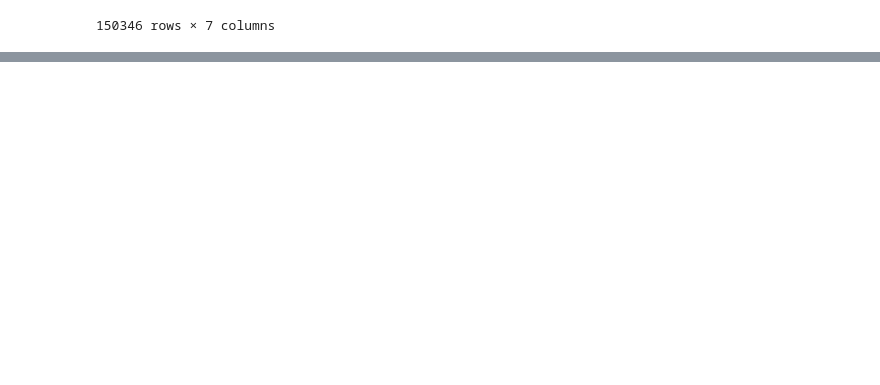
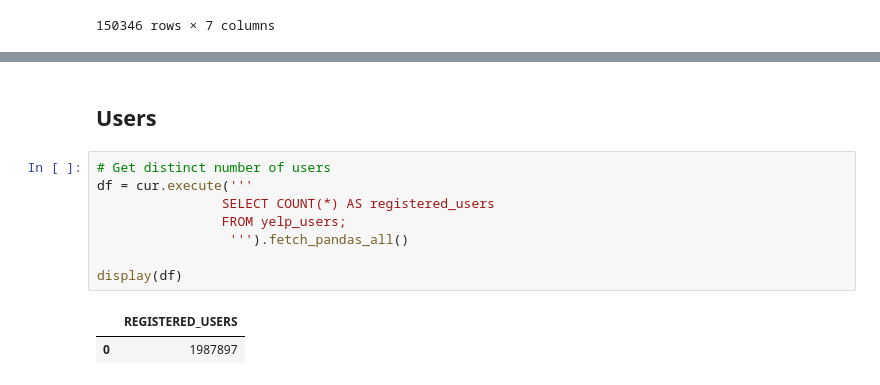
Before and after one commit to KeeganDavis/data-projects, a Jupyter notebook: yelp-reviews/notebooks/sql_queries.ipynb, the cells around one changed output, grey strips where cells are left out. Drawn from its saved outputs; the diff is of its cells as text; blank space fills up the shorter version.

```diff
--- a/yelp-reviews/notebooks/sql_queries.ipynb
+++ b/yelp-reviews/notebooks/sql_queries.ipynb
@@ -694,0 +725,13 @@ display(df)
+# %% [markdown]
+## Users
+# %%
+# Get distinct number of users
+df = cur.execute('''
+                SELECT COUNT(*) AS registered_users
+                FROM yelp_users;
+                 ''').fetch_pandas_all()
+
+display(df)
+# %% [output]
+|  | REGISTERED_USERS |
+| 0 | 1987897 |
```
Also changed, not shown: parts of 8 cells of this notebook.
